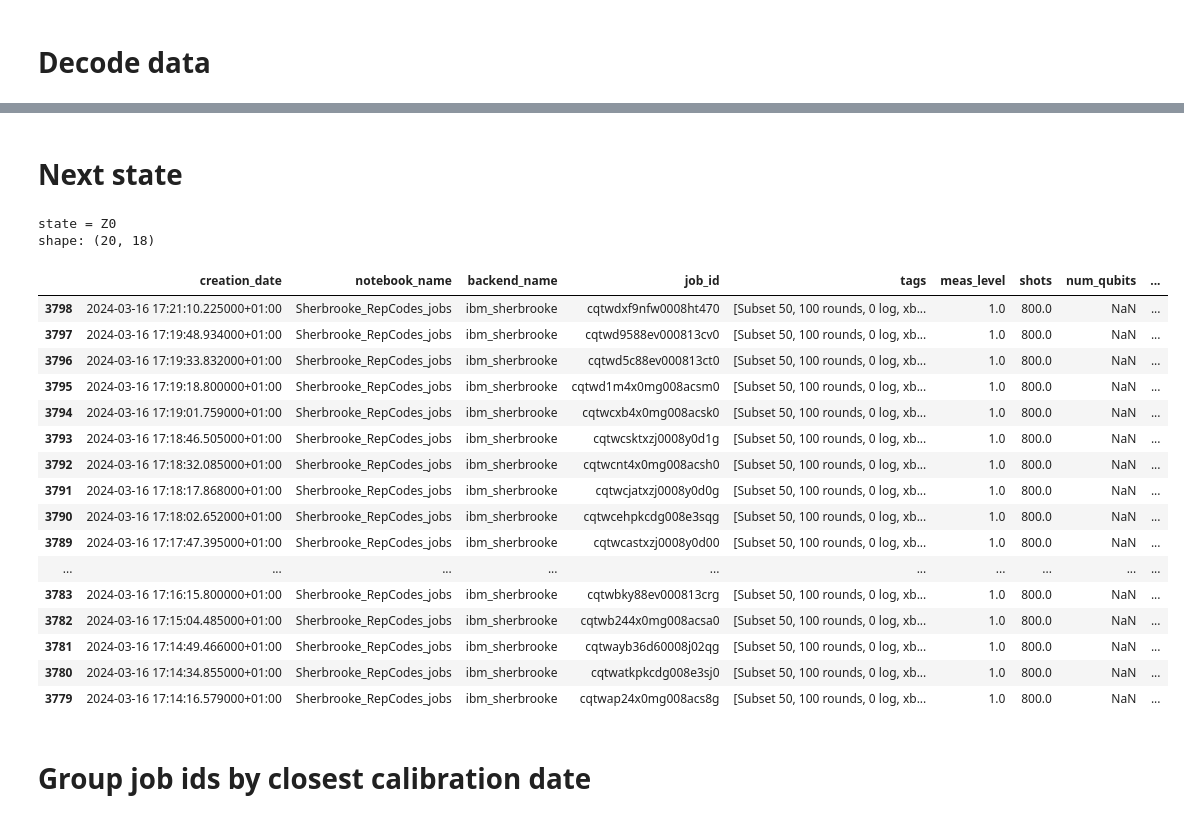
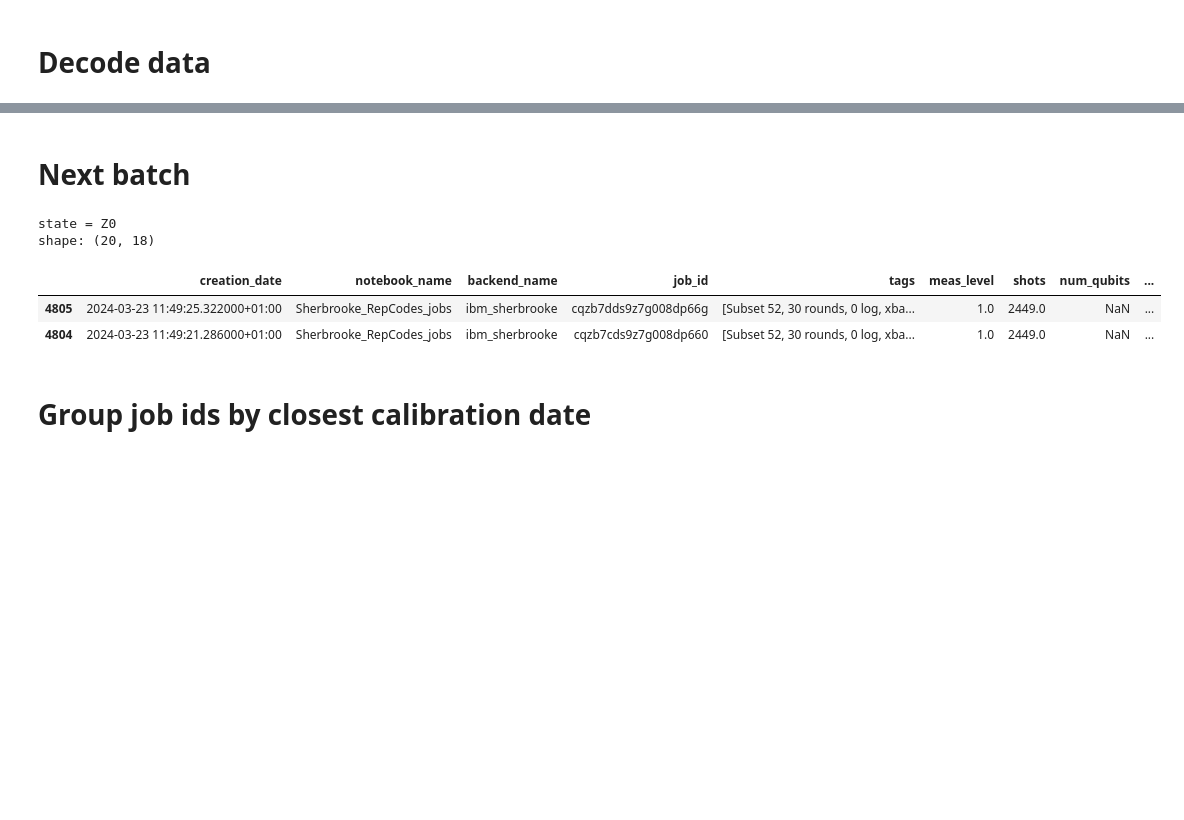
Before and after one commit to quantumjim/soft_information_decoding, a Jupyter notebook: notebooks/Decoding/cpp_pm/SubSampling/presi_decoding/Presi_decoding.ipynb, the cells around one changed output, grey strips where cells are left out. Cells and saved outputs as stored; diff of their text form; code cells hidden in the pictures; blank space fills up the shorter version.

```diff
--- a/notebooks/Decoding/cpp_pm/SubSampling/presi_decoding/Presi_decoding.ipynb
+++ b/notebooks/Decoding/cpp_pm/SubSampling/presi_decoding/Presi_decoding.ipynb
@@ -8,0 +79,8 @@ provider = SaverProvider()
+# %%
+d = md["distance"].values[0]
+
+distances = np.arange(7, d+1, 4)
+distances = distances[::-1]
+
+distances = [3]
+distances
@@ -106,7 +310,8 @@ from soft_info import get_cols_to_keep, generate_subsets_with_center, get_subsam
 from Scratch import load_calibration_memory
 import cpp_soft_info
 
-file_name = "./results/X0_100.json"
+SOFT_MUL = 0.5
+file_name  = f'./results/{state}_{ROUNDS}_soft_{SOFT_MUL}.json'
 
 rel_error = 1
 _RESETS = False
@@ -160,8 +365,7 @@ for calib_date in jobs_by_calibration_date.keys():
                 avgs = get_avgs_from_dict(noise_dict, layout)
                 noise_list = [avgs["two_gate"], avgs["single_gate"], avgs["t1_err"], avgs["t2_err"]]
                 readout = avgs["readout"]
-                soft_multiplicator = 0.75
-                noise_list += [readout, readout*(1-soft_multiplicator), readout*soft_multiplicator]
+                noise_list += [readout, readout*(1-SOFT_MUL), readout*SOFT_MUL]
                 #[twog_err, sglg_err, t1_err, t2_err, readout_err, hard_err, soft_err]
 
                 # Stim model
@@ -177,12 +381,6 @@ for calib_date in jobs_by_calibration_date.keys():
                 num_errors_kde.append(result_soft.num_errors)
                 num_errors_hard.append(result_hard.num_errors)
 
-
-            # print("num_errors_kde", num_errors_kde)
-            # print("num_errors_hard", num_errors_hard)
-            # print("mean num_errors_kde", np.mean(num_errors_kde))
-            # print("mean num_errors_hard", np.mean(num_errors_hard))
-
             result_kde_json = {
                 "decoding": "kde",
                 "d_new": str(D_NEW),
@@ -192,7 +390,7 @@ for calib_date in jobs_by_calibration_date.keys():
                     "rel_error": rel_error,
                     "bandwidth_linspace": lin,
                     "num_points_bandwidths": num_points,
-                    "soft_multiplicator": soft_multiplicator,
+                    "soft_multiplicator": SOFT_MUL,
                 },
             }
 
@@ -204,13 +402,17 @@ for calib_date in jobs_by_calibration_date.keys():
                 "noise_list": noise_list,
             }
 
-            with open(file_name, "r") as f:
-                data = json.load(f)
-                if job_id not in data.keys():
-                    data[job_id] = [result_kde_json, result_hard_json]
-                else:
-                    data[job_id].append(result_kde_json)
-                    data[job_id].append(result_hard_json)
+            if not os.path.exists(file_name):
+                data = {}
+            else:
+                with open(file_name, "r") as f:
+                    data = json.load(f)
+
+            if job_id not in data.keys():
+                data[job_id] = [result_kde_json, result_hard_json]
+            else:
+                data[job_id].append(result_kde_json)
+                data[job_id].append(result_hard_json)
 
             with open(file_name, "w") as f:
                 json.dump(data, f, indent=4)
@@ -222,5 +428,5 @@ Found jobs for backend ibm_sherbrooke with closest execution date 2024-03-23 09:
 # %% [markdown]
-# Next state
+# Next batch
 # %%
 from Scratch import metadata_loader
 import numpy as np
@@ -229,51 +435,37 @@ from tqdm import tqdm
 DEVICE = "ibm_sherbrooke"
 LOGICAL = str(0)
 XBASIS = False
-ROUNDS = 100
+ROUNDS = 30
 
 state = "X" if XBASIS else "Z"
 state += LOGICAL
 print(f"state = {state}")
 
 
 # Load the metadata
 md = metadata_loader(True, True)
 md = md[md["job_status"] == "JobStatus.DONE"]
 md = md[md["code"] == "RepetitionCodeCircuit"]
 md = md[md["descr"] == 'subset RepCodes']
 md = md.dropna(subset=["rounds"])
 md = md[md["meas_level"] == 1]
 md['rounds'] = md['rounds'].astype(int)
 md['distance'] = md['distance'].astype(int)
 
 md = md[md["backend_name"] == DEVICE]
 md = md[md["logical"] == LOGICAL]
 md = md[md["xbasis"] == XBASIS]
 md = md[md["rounds"] == ROUNDS]
 
 md = md[:20]
 print("shape:", md.shape)
-md
+md[:2]
 # %% [output]
 state = Z0
 shape: (20, 18)
 |  | creation_date | notebook_name | backend_name | job_id | tags | meas_level | shots | num_qubits | ... |
-| 3798 | 2024-03-16 17:21:10.225000+01:00 | Sherbrooke_RepCodes_jobs | ibm_sherbrooke | cqtwdxf9nfw0008ht470 | [Subset 50, 100 rounds, 0 log, xb... | 1.0 | 800.0 | NaN | ... |
-| 3797 | 2024-03-16 17:19:48.934000+01:00 | Sherbrooke_RepCodes_jobs | ibm_sherbrooke | cqtwd9588ev000813cv0 | [Subset 50, 100 rounds, 0 log, xb... | 1.0 | 800.0 | NaN | ... |
-| 3796 | 2024-03-16 17:19:33.832000+01:00 | Sherbrooke_RepCodes_jobs | ibm_sherbrooke | cqtwd5c88ev000813ct0 | [Subset 50, 100 rounds, 0 log, xb... | 1.0 | 800.0 | NaN | ... |
-| 3795 | 2024-03-16 17:19:18.800000+01:00 | Sherbrooke_RepCodes_jobs | ibm_sherbrooke | cqtwd1m4x0mg008acsm0 | [Subset 50, 100 rounds, 0 log, xb... | 1.0 | 800.0 | NaN | ... |
-| 3794 | 2024-03-16 17:19:01.759000+01:00 | Sherbrooke_RepCodes_jobs | ibm_sherbrooke | cqtwcxb4x0mg008acsk0 | [Subset 50, 100 rounds, 0 log, xb... | 1.0 | 800.0 | NaN | ... |
-| 3793 | 2024-03-16 17:18:46.505000+01:00 | Sherbrooke_RepCodes_jobs | ibm_sherbrooke | cqtwcsktxzj0008y0d1g | [Subset 50, 100 rounds, 0 log, xb... | 1.0 | 800.0 | NaN | ... |
-| 3792 | 2024-03-16 17:18:32.085000+01:00 | Sherbrooke_RepCodes_jobs | ibm_sherbrooke | cqtwcnt4x0mg008acsh0 | [Subset 50, 100 rounds, 0 log, xb... | 1.0 | 800.0 | NaN | ... |
-| 3791 | 2024-03-16 17:18:17.868000+01:00 | Sherbrooke_RepCodes_jobs | ibm_sherbrooke | cqtwcjatxzj0008y0d0g | [Subset 50, 100 rounds, 0 log, xb... | 1.0 | 800.0 | NaN | ... |
-| 3790 | 2024-03-16 17:18:02.652000+01:00 | Sherbrooke_RepCodes_jobs | ibm_sherbrooke | cqtwcehpkcdg008e3sqg | [Subset 50, 100 rounds, 0 log, xb... | 1.0 | 800.0 | NaN | ... |
-| 3789 | 2024-03-16 17:17:47.395000+01:00 | Sherbrooke_RepCodes_jobs | ibm_sherbrooke | cqtwcastxzj0008y0d00 | [Subset 50, 100 rounds, 0 log, xb... | 1.0 | 800.0 | NaN | ... |
-| ... | ... | ... | ... | ... | ... | ... | ... | ... | ... |
-| 3783 | 2024-03-16 17:16:15.800000+01:00 | Sherbrooke_RepCodes_jobs | ibm_sherbrooke | cqtwbky88ev000813crg | [Subset 50, 100 rounds, 0 log, xb... | 1.0 | 800.0 | NaN | ... |
-| 3782 | 2024-03-16 17:15:04.485000+01:00 | Sherbrooke_RepCodes_jobs | ibm_sherbrooke | cqtwb244x0mg008acsa0 | [Subset 50, 100 rounds, 0 log, xb... | 1.0 | 800.0 | NaN | ... |
-| 3781 | 2024-03-16 17:14:49.466000+01:00 | Sherbrooke_RepCodes_jobs | ibm_sherbrooke | cqtwayb36d60008j02qg | [Subset 50, 100 rounds, 0 log, xb... | 1.0 | 800.0 | NaN | ... |
-| 3780 | 2024-03-16 17:14:34.855000+01:00 | Sherbrooke_RepCodes_jobs | ibm_sherbrooke | cqtwatkpkcdg008e3sj0 | [Subset 50, 100 rounds, 0 log, xb... | 1.0 | 800.0 | NaN | ... |
-| 3779 | 2024-03-16 17:14:16.579000+01:00 | Sherbrooke_RepCodes_jobs | ibm_sherbrooke | cqtwap24x0mg008acs8g | [Subset 50, 100 rounds, 0 log, xb... | 1.0 | 800.0 | NaN | ... |
+| 4805 | 2024-03-23 11:49:25.322000+01:00 | Sherbrooke_RepCodes_jobs | ibm_sherbrooke | cqzb7dds9z7g008dp66g | [Subset 52, 30 rounds, 0 log, xba... | 1.0 | 2449.0 | NaN | ... |
+| 4804 | 2024-03-23 11:49:21.286000+01:00 | Sherbrooke_RepCodes_jobs | ibm_sherbrooke | cqzb7cds9z7g008dp660 | [Subset 52, 30 rounds, 0 log, xba... | 1.0 | 2449.0 | NaN | ... |
 # %% [markdown]
 # Group job ids by closest calibration date
 # %%
```
Also changed, not shown: parts of 23 cells of this notebook, 6 other files.
